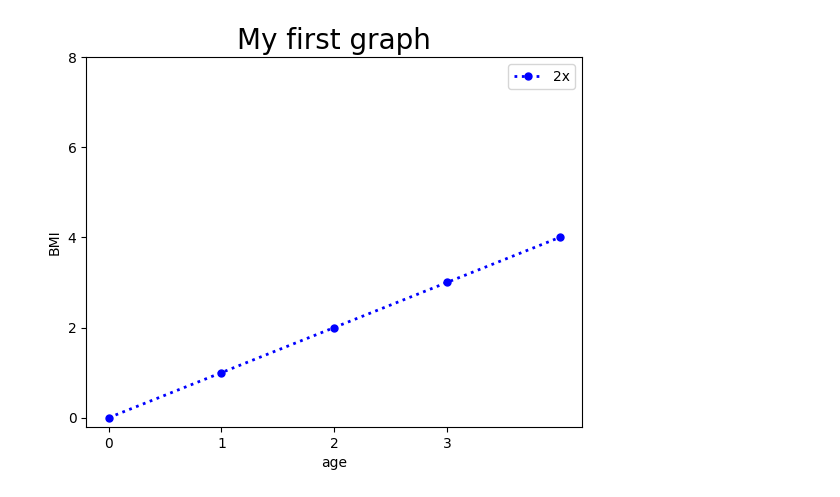
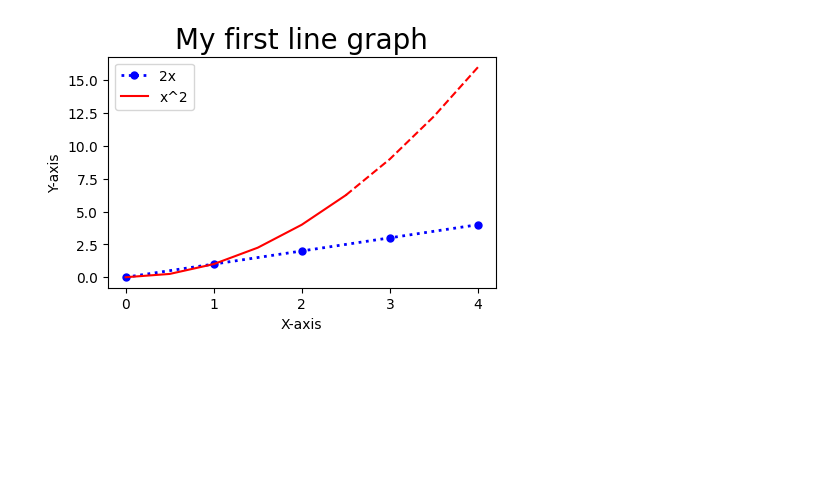
Before and after one commit to QuantamDev/Matplotlib, a Jupyter notebook: Matplotlib.ipynb, the cells around one changed output. Saved outputs shown, nothing was run; the diff lists cells and outputs as text; code cells hidden in the pictures; blank space fills up the shorter version.

```diff
--- a/Matplotlib.ipynb
+++ b/Matplotlib.ipynb
@@ -7,19 +7,27 @@ import numpy as np
 # %%
 x = [0,1,2,3,4]
 y = [0,1,2,3,4]
 
+#Resize the graph
+plt.figure(figsize=(5,3),dpi=100)
+
+
 plt.plot(x,y, label='2x',color='blue',linewidth=2,marker='.',markersize=10,linestyle='dotted')
-plt.title('My first graph',{'fontsize':20})
-plt.xlabel('age')
-plt.ylabel('BMI')
+plt.title('My first line graph',{'fontsize':20})
+plt.xlabel('X-axis')
+plt.ylabel('Y-axis')
+
 
 #second line
-# x2=np.arrange(0,4.5,0.5)
-# plt.plot(x2,x2**2)
+x2=np.arange(0,4.5,0.5)
+plt.plot(x2[:6],x2[:6]**2,'r',label='x^2')
+plt.plot(x2[5:],x2[5:]**2,'r--')
 
-plt.xticks([0,1,2,3])
-plt.yticks([0,2,4,6,8])
+plt.xticks([0,1,2,3,4,])
+# plt.yticks([0,2,4,6,8,10])
 plt.legend()
+
+plt.savefig('mygraph.png',dpi=200)
 plt.show()
 # %% [output]
-[figure, old version]
+[figure, new version]
```
Also changed, not shown: parts of 2 cells of this notebook.
